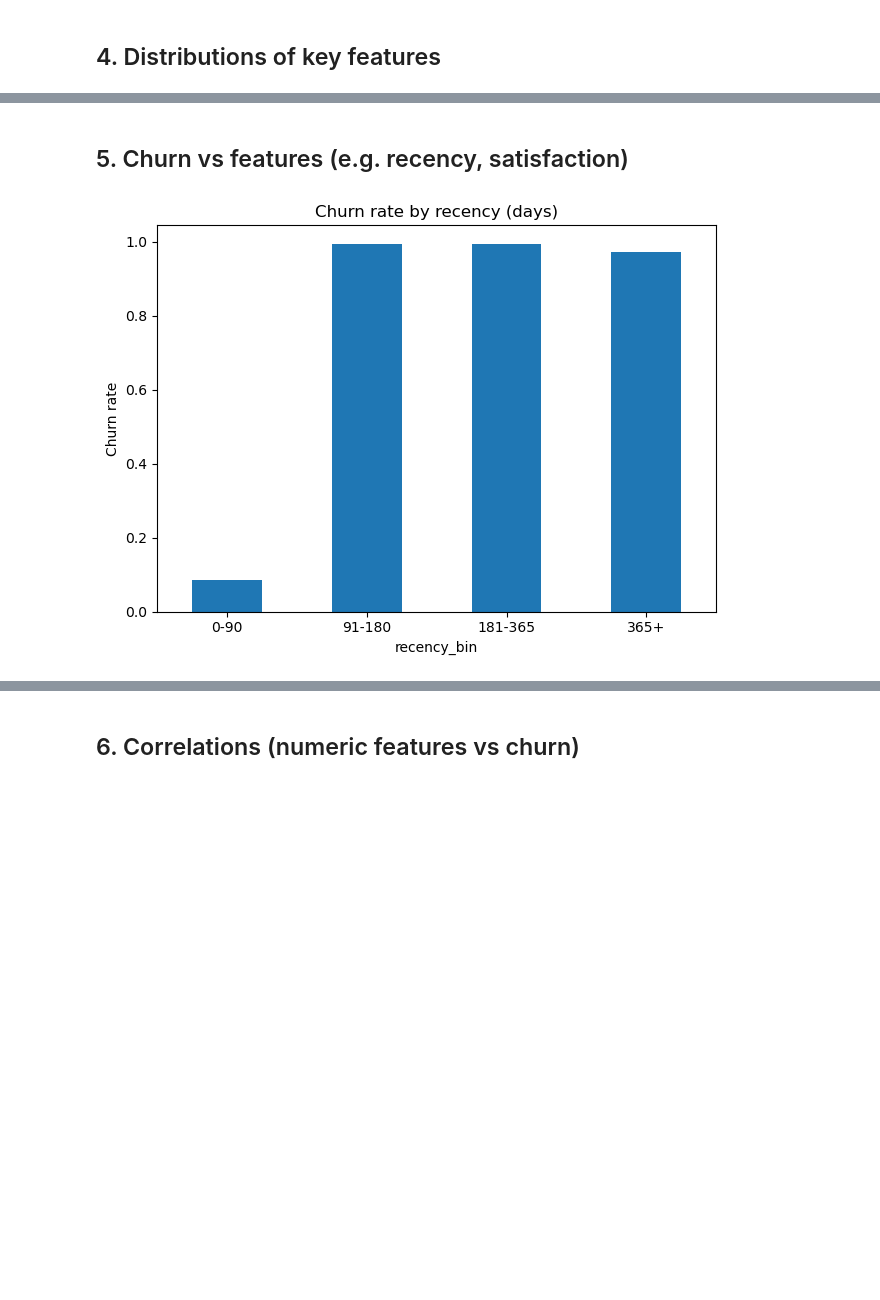
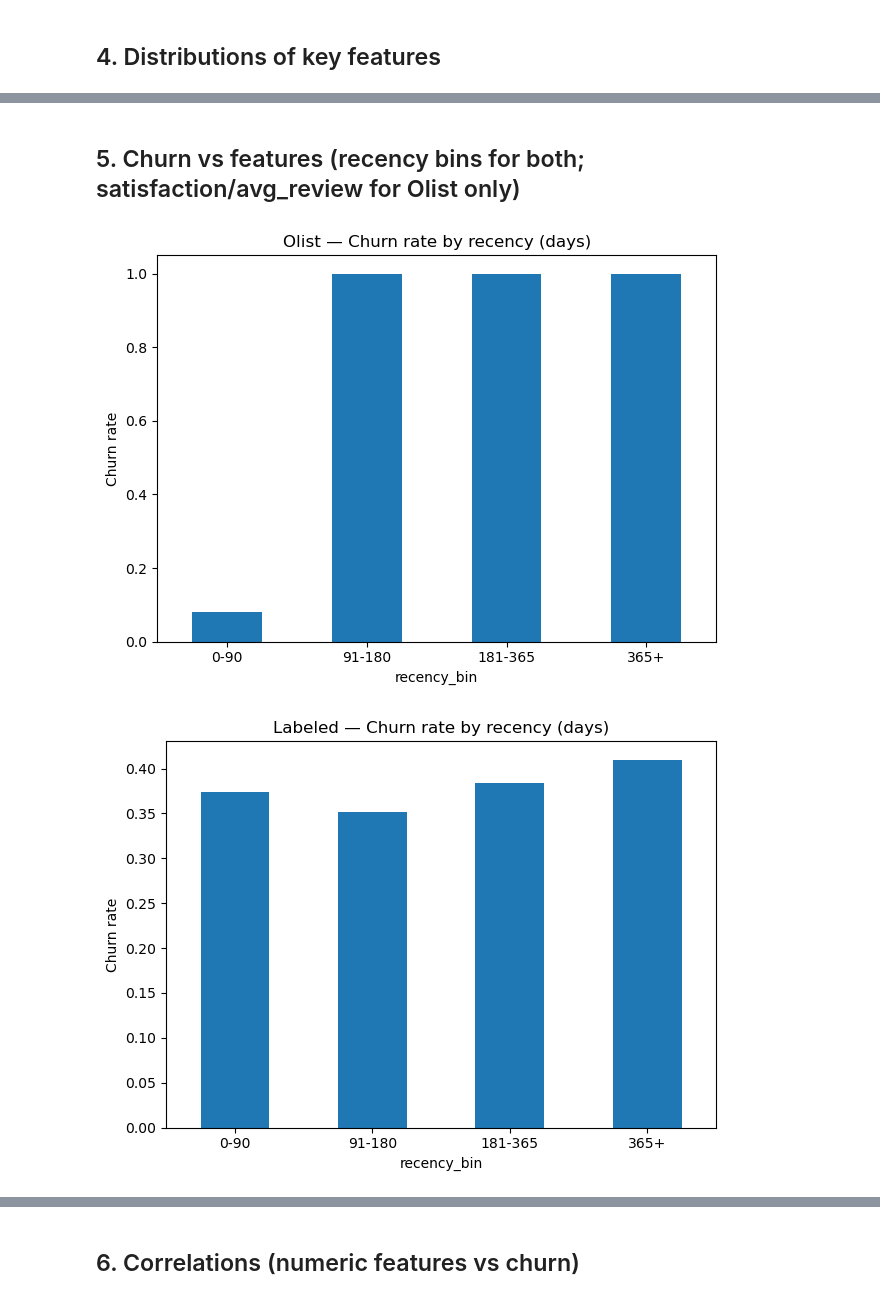
Before and after one commit to mapersiani/ece143-final-project, a Jupyter notebook: notebooks/01_eda.ipynb, the cells around one changed output, grey strips where cells are left out. Drawn from its saved outputs; the diff is of its cells as text; code cells hidden in the pictures; blank space fills up the shorter version.

Commit message:
Eda for both datasets

```diff
--- a/notebooks/01_eda.ipynb
+++ b/notebooks/01_eda.ipynb
@@ -17,7 +17,12 @@ import seaborn as sns
 from pathlib import Path
 
 DATA_PROCESSED = Path("../data/processed")
-df = pd.read_csv(DATA_PROCESSED / "churn_features.csv")
-print("Shape:", df.shape)
-df.head()
+olist = pd.read_csv(DATA_PROCESSED / "olist_churn_features.csv")
+labeled = pd.read_csv(DATA_PROCESSED / "labeled_churn_features.csv")
+print("Olist shape:", olist.shape)
+print("Labeled shape:", labeled.shape)
+print("\nOlist (head):")
+display(olist.head())
+print("\nLabeled (head):")
+display(labeled.head())
 # %% [output]
@@ -94,14 +163,24 @@ plt.show()
 # %% [markdown]
-## 5. Churn vs features (e.g. recency, satisfaction)
+## 5. Churn vs features (recency bins for both; satisfaction/avg_review for Olist only)
 # %%
-# Churn rate by recency bins and by avg_review
-df["recency_bin"] = pd.cut(df["recency"], bins=[0, 90, 180, 365, df["recency"].max() + 1], labels=["0-90", "91-180", "181-365", "365+"])
-churn_by_recency = df.groupby("recency_bin", observed=True)["churn"].mean()
-churn_by_recency.plot(kind="bar", title="Churn rate by recency (days)")
+# Churn rate by recency bins — Olist
+olist["recency_bin"] = pd.cut(olist["recency"], bins=[0, 90, 180, 365, olist["recency"].max() + 1], labels=["0-90", "91-180", "181-365", "365+"])
+churn_recency_olist = olist.groupby("recency_bin", observed=True)["churn"].mean()
+churn_recency_olist.plot(kind="bar", title="Olist — Churn rate by recency (days)")
 plt.ylabel("Churn rate")
 plt.xticks(rotation=0)
 plt.tight_layout()
 plt.show()
+
+# Churn rate by recency bins — Labeled
+labeled["recency_bin"] = pd.cut(labeled["recency"], bins=[0, 90, 180, 365, labeled["recency"].max() + 1], labels=["0-90", "91-180", "181-365", "365+"])
+churn_recency_labeled = labeled.groupby("recency_bin", observed=True)["churn"].mean()
+churn_recency_labeled.plot(kind="bar", title="Labeled — Churn rate by recency (days)")
+plt.ylabel("Churn rate")
+plt.xticks(rotation=0)
+plt.tight_layout()
+plt.show()
 # %% [output]
-[figure, old version]
+[figure, new version]
+[figure, added]
 # %%
```
Also changed, not shown: parts of 10 cells of this notebook.
